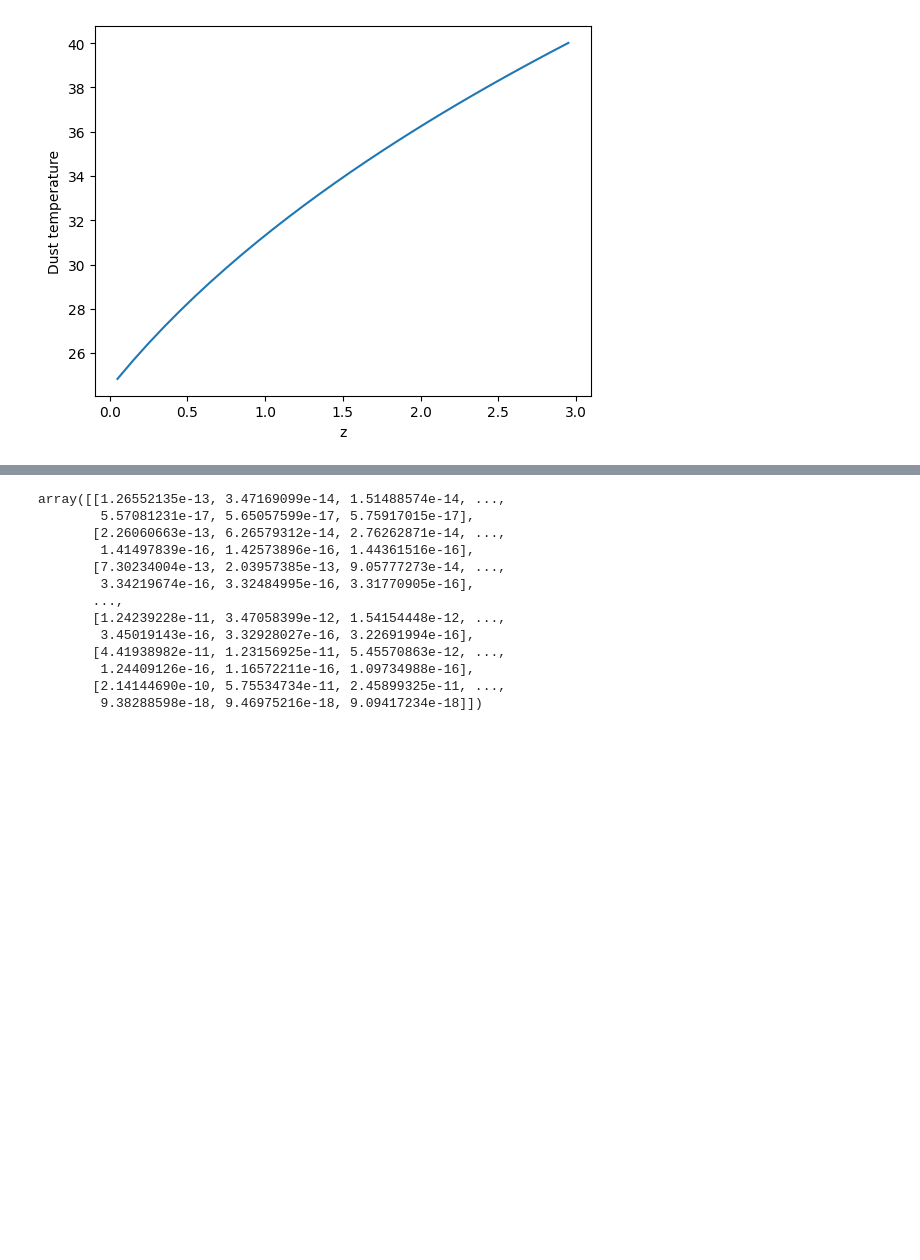
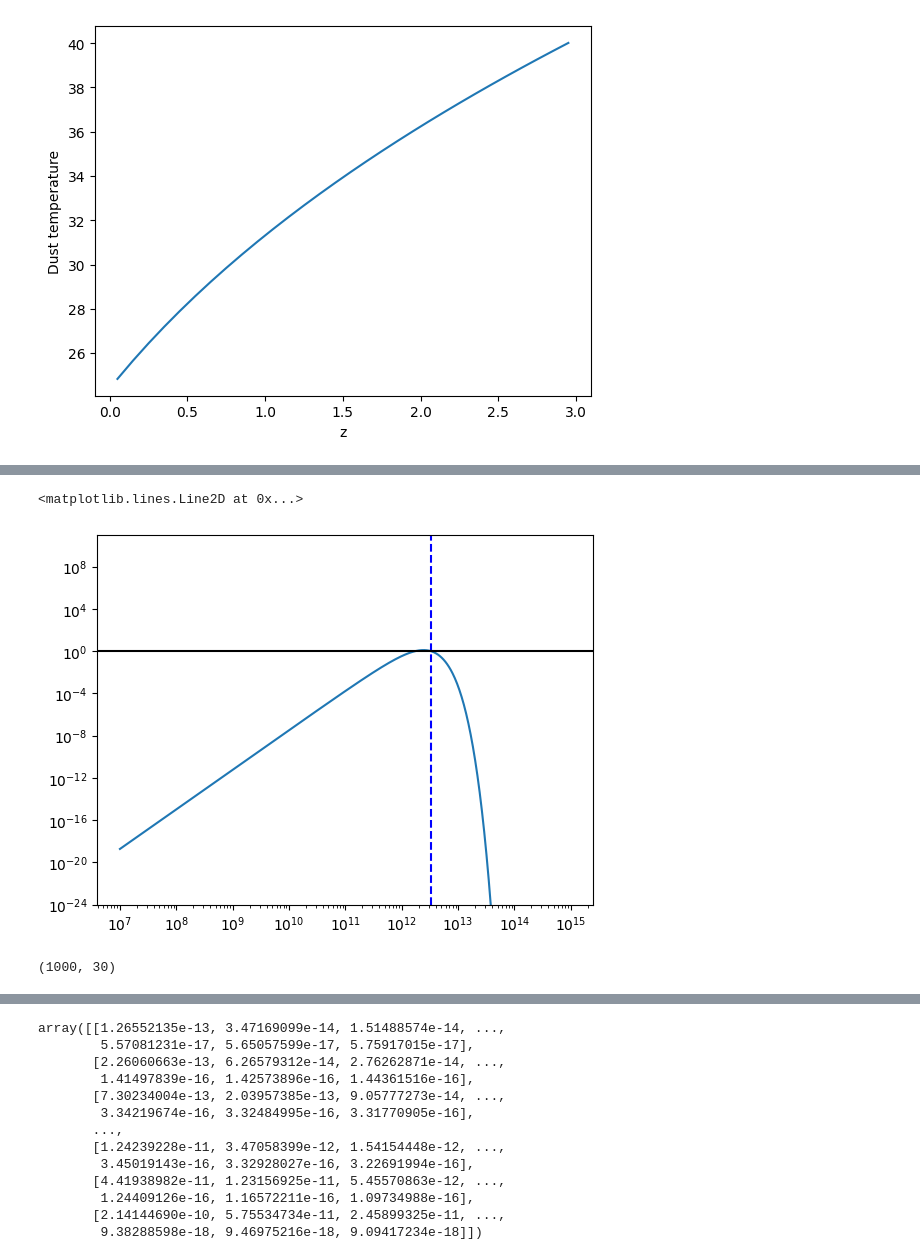
Before and after one commit to destrys/galCIB, a Jupyter notebook: base-lcdm.ipynb, the cells around one changed output, grey strips where cells are left out. Cells and saved outputs as stored; diff of their text form; code cells hidden in the pictures; blank space fills up the shorter version.

```diff
--- a/base-lcdm.ipynb
+++ b/base-lcdm.ipynb
@@ -176,0 +227,18 @@ plt.ylim([10e-25, 10e-5])
+# %%
+tmp_modbnu = np.diag(cib.mod_blackbody(tmpbnu, tmpnu0))
+# %%
+# theta
+tmp_theta = cib.Theta(mod_Bnu_all, tmp_modbnu)
+# %%
+plt.loglog(nu_list, tmp_theta.T[0])
+plt.ylim([10e-25, 10e10])
+plt.axvline(tmpnu0[0], ls = '--', c = 'b')
+plt.axhline(1, c = 'k')
+# %% [output]
+<matplotlib.lines.Line2D at 0x...>
+[figure, added]
+# %%
+tstt = mod_Bnu_all/tmp_modbnu
+tstt.shape
+# %% [output]
+(1000, 30)
```
Also changed, not shown: parts of 24 cells of this notebook, 1 other file.
